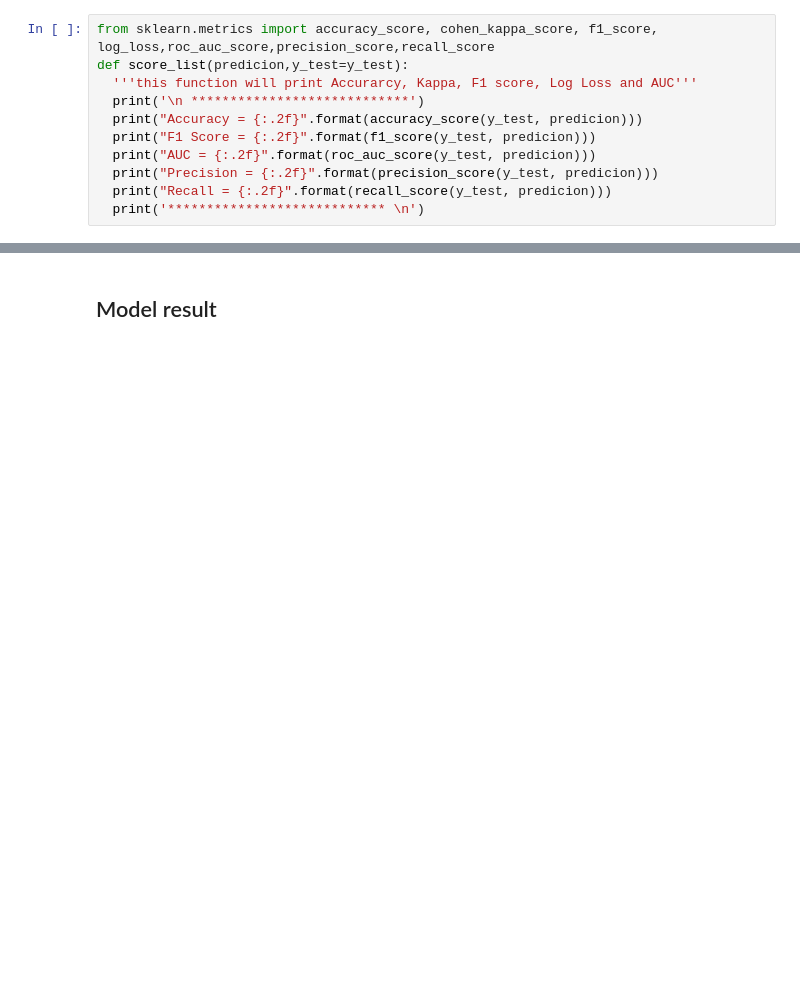
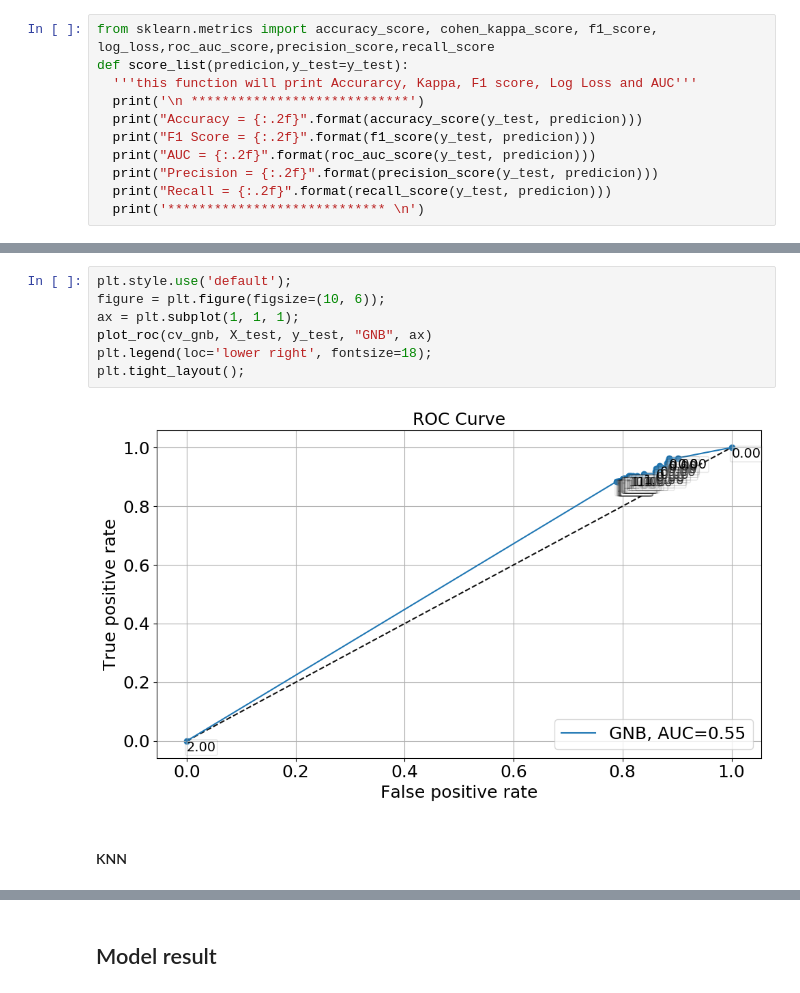
Before and after one commit to Michael-YongWang/MMA_Share, a Jupyter notebook: MMA_823_Assignment_2.ipynb, the cells around one changed output, grey strips where cells are left out. Drawn from its saved outputs; the diff is of its cells as text; blank space fills up the shorter version.

```diff
--- a/MMA_823_Assignment_2.ipynb
+++ b/MMA_823_Assignment_2.ipynb
@@ -345,6 +462,17 @@ AUC = 0.50
 Precision = 0.01
 Recall = 0.91
 ****************************
+# %%
+plt.style.use('default');
+figure = plt.figure(figsize=(10, 6));
+ax = plt.subplot(1, 1, 1);
+plot_roc(cv_gnb, X_test, y_test, "GNB", ax)
+plt.legend(loc='lower right', fontsize=18);
+plt.tight_layout();
+# %% [output]
+[figure, added]
+# %% [markdown]
+#### KNN
 # %%
 from sklearn.neighbors import KNeighborsClassifier
 
```
Also changed, not shown: parts of 24 cells of this notebook.
